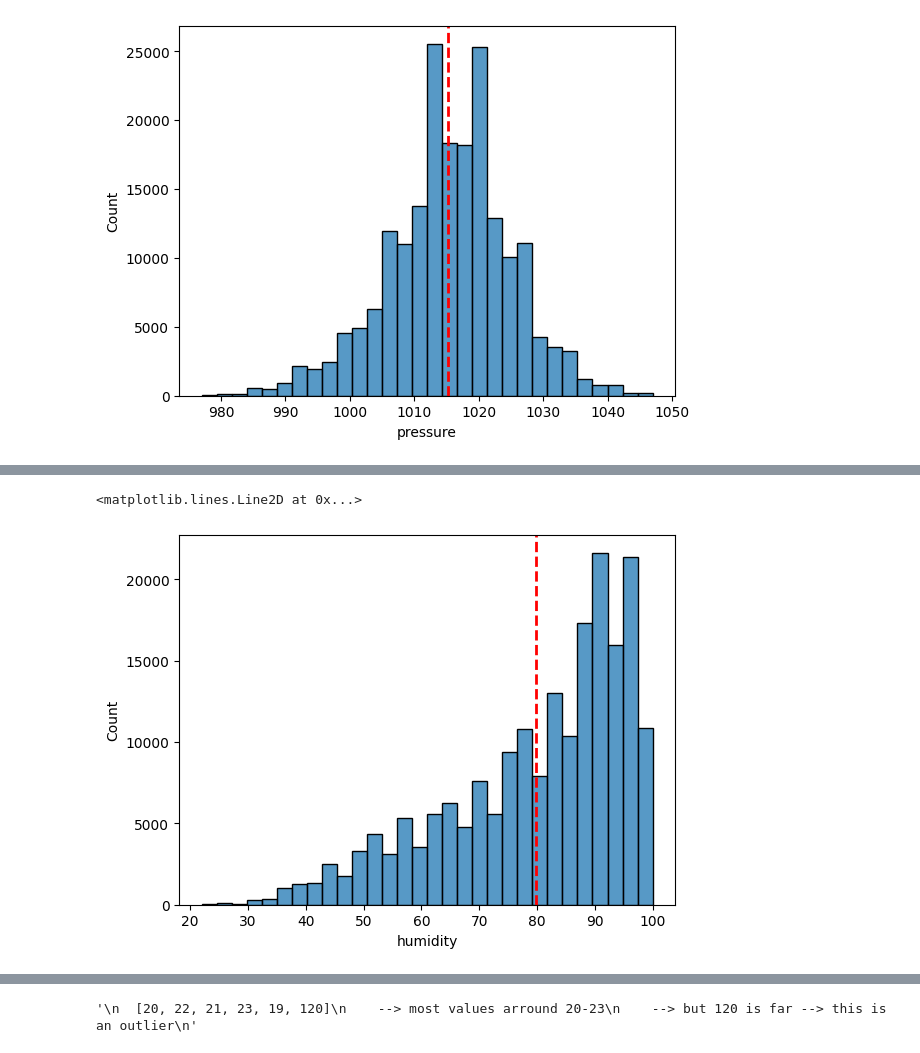
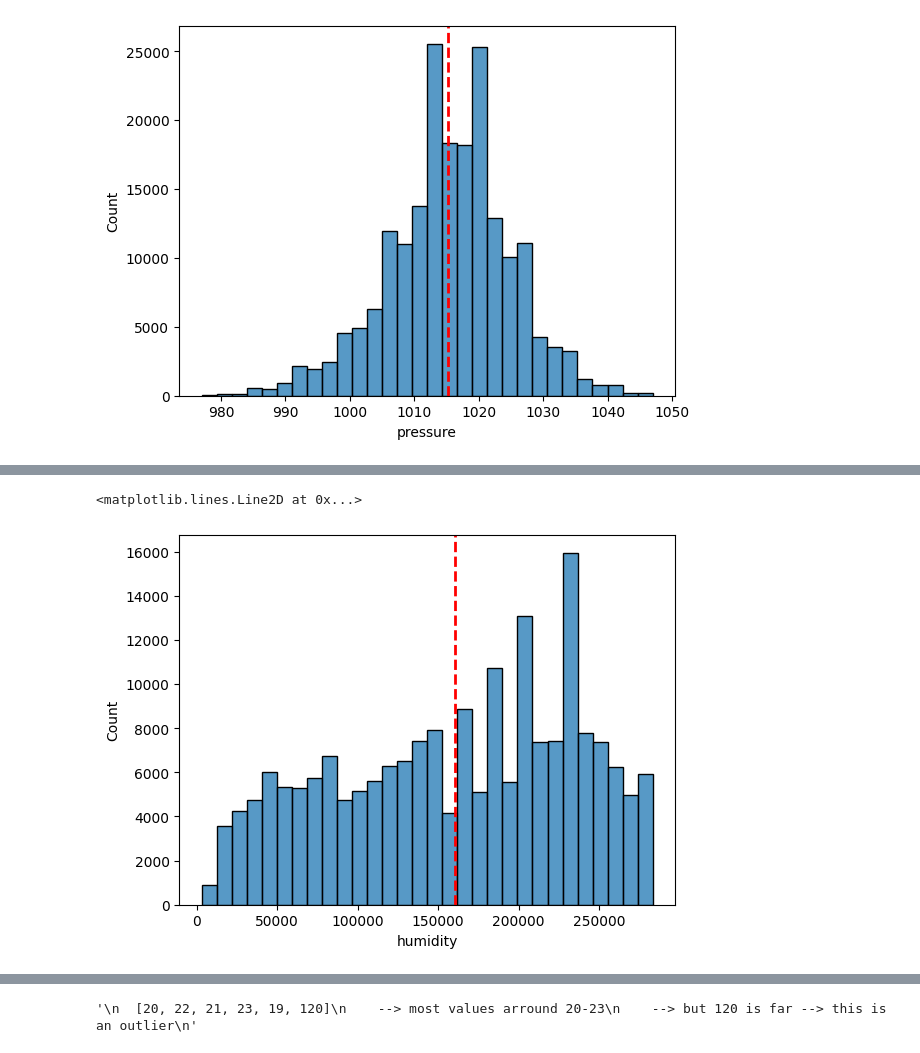
Before and after one commit to KaraniAbdellah/Solar_Energy_Prediction, a Jupyter notebook: explore_renewable_dataset.ipynb, the cells around one changed output, grey strips where cells are left out. Saved outputs shown, nothing was run; the diff lists cells and outputs as text; code cells hidden in the pictures.

```diff
--- a/explore_renewable_dataset.ipynb
+++ b/explore_renewable_dataset.ipynb
@@ -259,8 +283,11 @@ plt.axvline(mean_value, color='red', linestyle='--', linewidth=2, label=f'Median
 # %%
-# humidity --> Left Skewness --> Reverse transformation
+# humidity --> Left Skewness --> Box-Cox Transform
+# Box-Cox cannot handle zeros or negative values.
+df["humidity"] = stats.boxcox(df["humidity"])[0]
 sns.histplot(df["humidity"], bins=30)
+
 mean_value = df["humidity"].mean()
 plt.axvline(mean_value, color='red', linestyle='--', linewidth=2, label=f'Median = {mean_value:.2f}')
 # %% [output]
 <matplotlib.lines.Line2D at 0x...>
-[figure, old version]
+[figure, new version]
```
Also changed, not shown: parts of 22 cells of this notebook.
